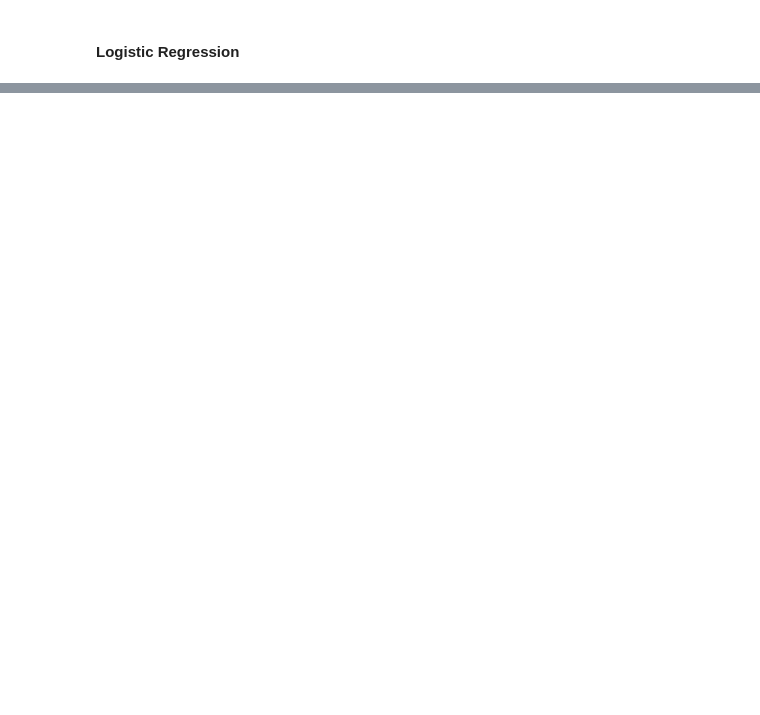
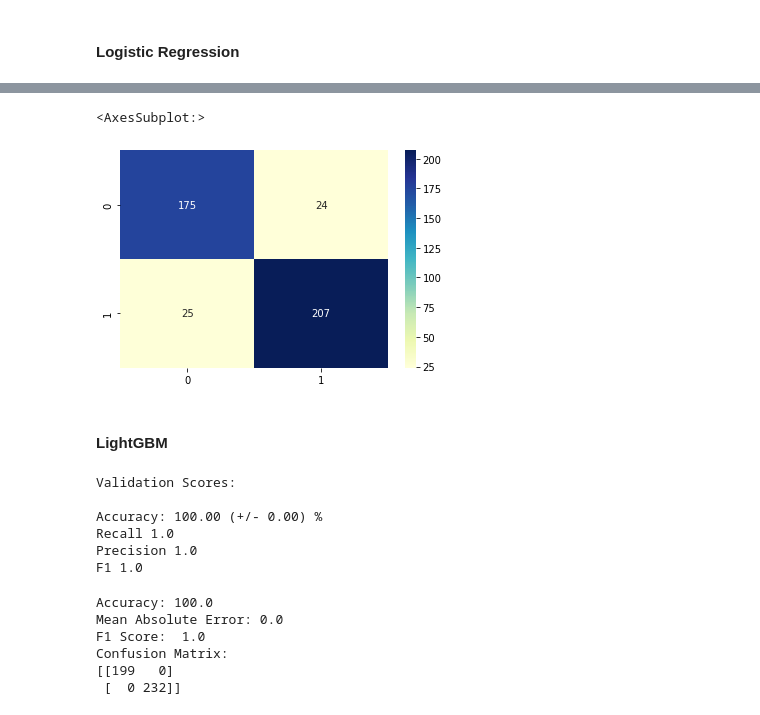
Before and after one commit to kingkgp25/Autism-Spectrum-Disorder-Detection, a Jupyter notebook: asd_detection.ipynb, the cells around one changed output, grey strips where cells are left out. Drawn from its saved outputs; the diff is of its cells as text; code cells hidden in the pictures; blank space fills up the shorter version.

```diff
--- a/asd_detection.ipynb
+++ b/asd_detection.ipynb
@@ -101,0 +161,3 @@ mean_absolute_error(y_test, y_pred)
+# %%
+from sklearn.naive_bayes import GaussianNB
+clf = GaussianNB()
@@ -101,0 +198,7 @@ mean_absolute_error(y_test, y_pred)
+# %%
+sns.heatmap(cm_matrix, annot=True, fmt='d', cmap='YlGnBu')
+# %% [output]
+<AxesSubplot:>
+[figure, added]
+# %% [markdown]
+#### LightGBM
@@ -101,0 +208,17 @@ mean_absolute_error(y_test, y_pred)
+# %%
+print("Validation Scores:\n")
+scores = cross_val_score(clf, x_valid, y_valid, cv = 10, scoring= 'accuracy')
+print('Accuracy: {:.2f} (+/- {:.2f}) %'.format(scores.mean()*100, scores.std() *100))
+recall = cross_val_score(clf, x_train, y_train, cv=10, scoring='recall')
+print('Recall', np.mean(recall))
+precision = cross_val_score(clf, x_train, y_train, cv=10, scoring='precision')
+print('Precision', np.mean(precision))
+f1 = cross_val_score(clf, x_train, y_train, cv=10, scoring='f1')
+print('F1', np.mean(f1))
+# %% [output]
+Validation Scores:
+
+Accuracy: 100.00 (+/- 0.00) %
+Recall 1.0
+Precision 1.0
+F1 1.0
@@ -101,0 +228,14 @@ mean_absolute_error(y_test, y_pred)
+# %%
+print("Accuracy:",accuracy_score(y_test, y_pred)*100)
+print("Mean Absolute Error:", mean_absolute_error(y_test, y_pred))
+print("F1 Score: ", f1_score(y_test, y_pred))
+print("Confusion Matrix: ")
+cm_matrix = confusion_matrix(y_test, y_pred)
+print(cm_matrix)
+# %% [output]
+Accuracy: 100.0
+Mean Absolute Error: 0.0
+F1 Score:  1.0
+Confusion Matrix:
+[[199   0]
+ [  0 232]]
```
Also changed, not shown: parts of 40 cells of this notebook.
